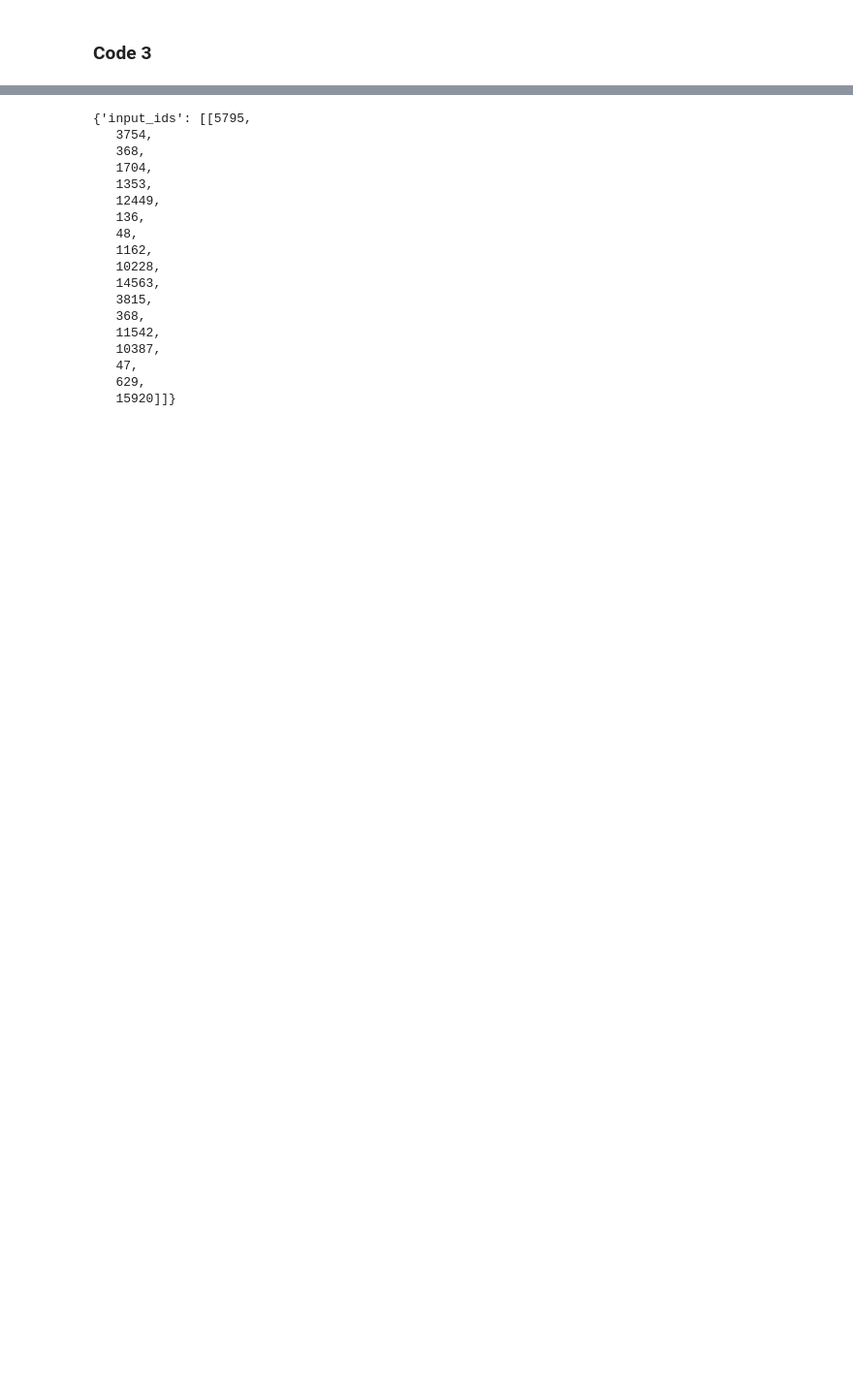
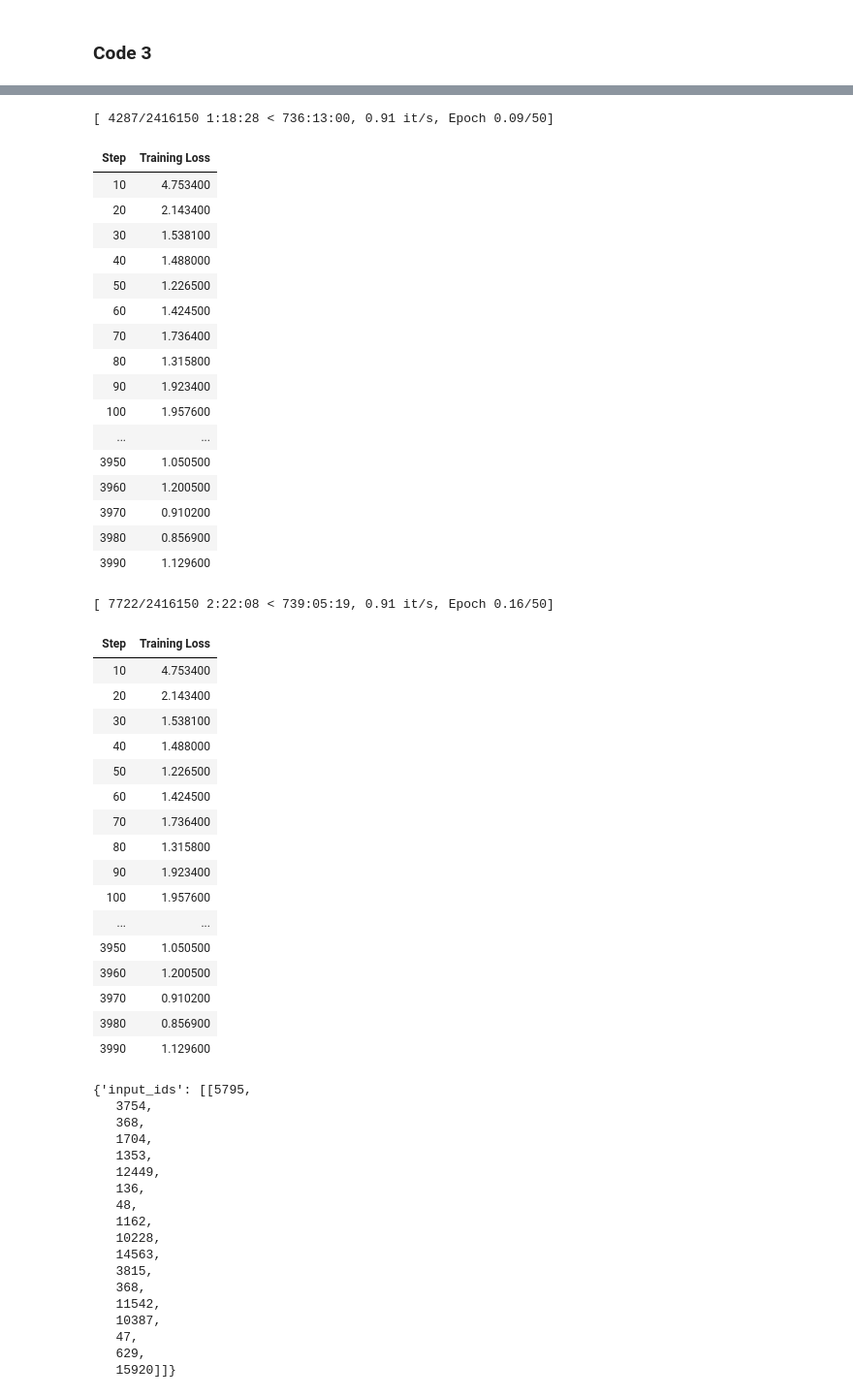
Before and after one commit to Nimitt-nim/NLP_Assignment2, a Jupyter notebook: pre_training.ipynb, the cells around one changed output, grey strips where cells are left out. Shown: that part at 97% size. Drawn from its saved outputs; the diff is of its cells as text; code cells hidden in the pictures; blank space fills up the shorter version.

```diff
--- a/pre_training.ipynb
+++ b/pre_training.ipynb
@@ -207,24 +115,26 @@ Note: you may need to restart the kernel to use updated packages.
 # %%
 training_args = TrainingArguments(
-    output_dir="./model1",
+    output_dir="/content/drive/MyDrive/NLP//model1",
     overwrite_output_dir=True,
-    num_train_epochs=1000,
-    logging_steps=1,
+    num_train_epochs=50,
+    logging_steps=10,
     learning_rate=2e-3,
-    bf16=False,
+    bf16=True,
     do_train=True,
-    per_device_train_batch_size=2,
-    save_steps=20,
+    per_device_train_batch_size=8,
+    save_steps=500,
     save_total_limit=2,
     report_to="none",
 )
 # %%
+# Trainer initialization
 trainer = Trainer(
-    model=model_mis,
+    model=model_mis,  # Your model
     args=training_args,
-    train_dataset=train_dataset,
-    eval_dataset=eval_dataset,
-    tokenizer=tokenizer,
+    train_dataset=train_dataset,  # Tokenized training dataset
+    eval_dataset=eval_dataset,  # Tokenized evaluation dataset
+    tokenizer=tokenizer,  # Tokenizer for padding, decoding, etc.
+    data_collator=data_collator,  # Handles batching
 )
 # %%
 tokenizer.pad_token = tokenizer.eos_token
@@ -252,3 +141,54 @@ KeyboardInterrupt:
+# %%
+import sys
+
+# Redirect stdout to a file
+log_file = open("/content/drive/MyDrive/NLP/training_log.txt", "w")
+sys.stdout = log_file
+
+trainer.train()
+
+# Close the log file
+log_file.close()
+
+# Reset stdout to default
+sys.stdout = sys.__stdout__
+# %% [output]
+[ 4287/2416150 1:18:28 < 736:13:00, 0.91 it/s, Epoch 0.09/50]
+| Step | Training Loss |
+| 10 | 4.753400 |
+| 20 | 2.143400 |
+| 30 | 1.538100 |
+| 40 | 1.488000 |
+| 50 | 1.226500 |
+| 60 | 1.424500 |
+| 70 | 1.736400 |
+| 80 | 1.315800 |
+| 90 | 1.923400 |
+| 100 | 1.957600 |
+| ... | ... |
+| 3950 | 1.050500 |
+| 3960 | 1.200500 |
+| 3970 | 0.910200 |
+| 3980 | 0.856900 |
+| 3990 | 1.129600 |
+[ 7722/2416150 2:22:08 < 739:05:19, 0.91 it/s, Epoch 0.16/50]
+| Step | Training Loss |
+| 10 | 4.753400 |
+| 20 | 2.143400 |
+| 30 | 1.538100 |
+| 40 | 1.488000 |
+| 50 | 1.226500 |
+| 60 | 1.424500 |
+| 70 | 1.736400 |
+| 80 | 1.315800 |
+| 90 | 1.923400 |
+| 100 | 1.957600 |
+| ... | ... |
+| 3950 | 1.050500 |
+| 3960 | 1.200500 |
+| 3970 | 0.910200 |
+| 3980 | 0.856900 |
+| 3990 | 1.129600 |
 # %%
 custom_input = "উন্নয়নে সিংড়া রাতে প্রায় ৫১লাখ টাকা ব্যয়ে নাটোর-বড়া মহাসড়কের শেরকোল হইতে"
 input_dict = {'text': [custom_input]}
```
Also changed, not shown: parts of 36 cells of this notebook, 8 other files.
